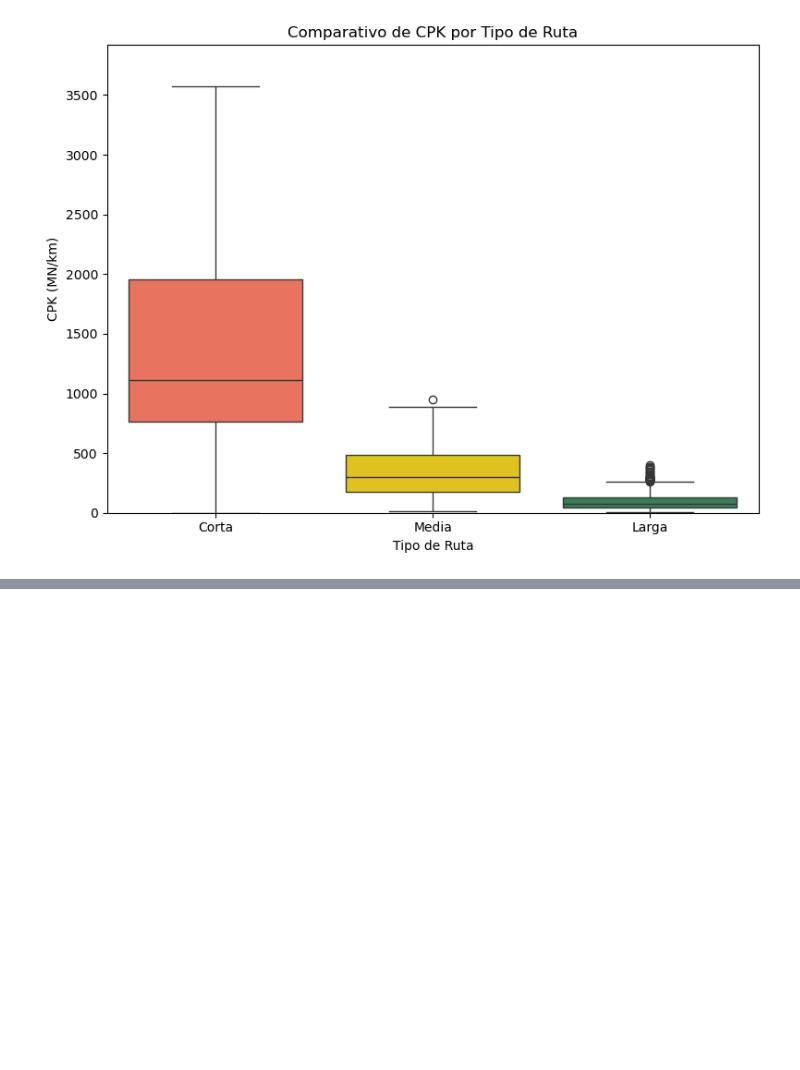
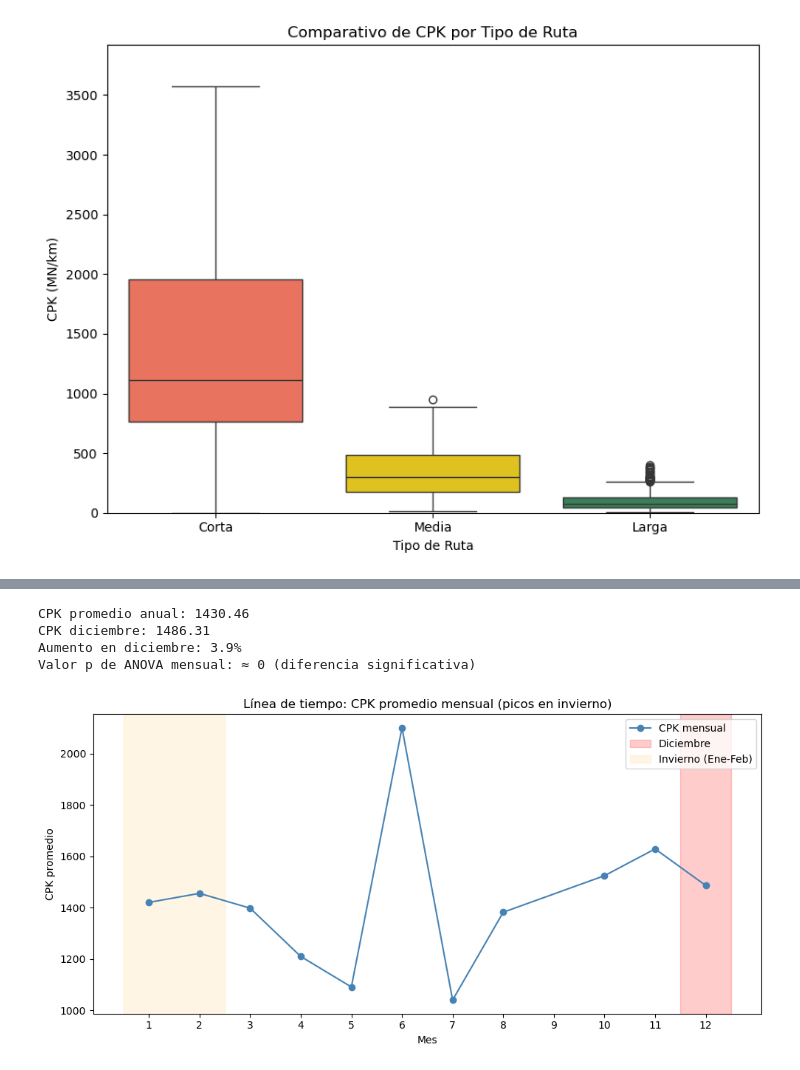
Before and after one commit to pomaremiliano/dashboard-datastorm, a Jupyter notebook: data/RecoleccionReto.ipynb, the cells around one changed output, grey strips where cells are left out. Drawn from its saved outputs; the diff is of its cells as text; code cells hidden in the pictures; blank space fills up the shorter version.

```diff
--- a/data/RecoleccionReto.ipynb
+++ b/data/RecoleccionReto.ipynb
@@ -2146,0 +2232,32 @@ Passing `palette` without assigning `hue` is deprecated and will be removed in v
+# %%
+import matplotlib.pyplot as plt
+
+# 1. Comprobación del hallazgo
+cpk_mes = df_merged_mantto.groupby("Mes")["CPK"].mean()
+cpk_dic = cpk_mes.loc[12]
+cpk_prom_anual = cpk_mes.mean()
+aumento_dic = 100 * (cpk_dic - cpk_prom_anual) / cpk_prom_anual
+
+print(f"CPK promedio anual: {cpk_prom_anual:.2f}")
+print(f"CPK diciembre: {cpk_dic:.2f}")
+print(f"Aumento en diciembre: {aumento_dic:.1f}%")
+print("Valor p de ANOVA mensual: ≈ 0 (diferencia significativa)")
+
+# 2. Gráfica de línea de tiempo (CPK mensual)
+plt.figure(figsize=(10, 5))
+cpk_mes.plot(marker="o", color="steelblue", label="CPK mensual")
+plt.axvspan(11.5, 12.5, color="red", alpha=0.2, label="Diciembre")
+plt.axvspan(0.5, 2.5, color="orange", alpha=0.1, label="Invierno (Ene-Feb)")
+plt.title("Línea de tiempo: CPK promedio mensual (picos en invierno)")
+plt.xlabel("Mes")
+plt.ylabel("CPK promedio")
+plt.xticks(range(1, 13))
+plt.legend()
+plt.tight_layout()
+plt.show()
+# %% [output]
+CPK promedio anual: 1430.46
+CPK diciembre: 1486.31
+Aumento en diciembre: 3.9%
+Valor p de ANOVA mensual: ≈ 0 (diferencia significativa)
+[figure, added]
```
Also changed, not shown: parts of 3 cells of this notebook, 3 other files.
